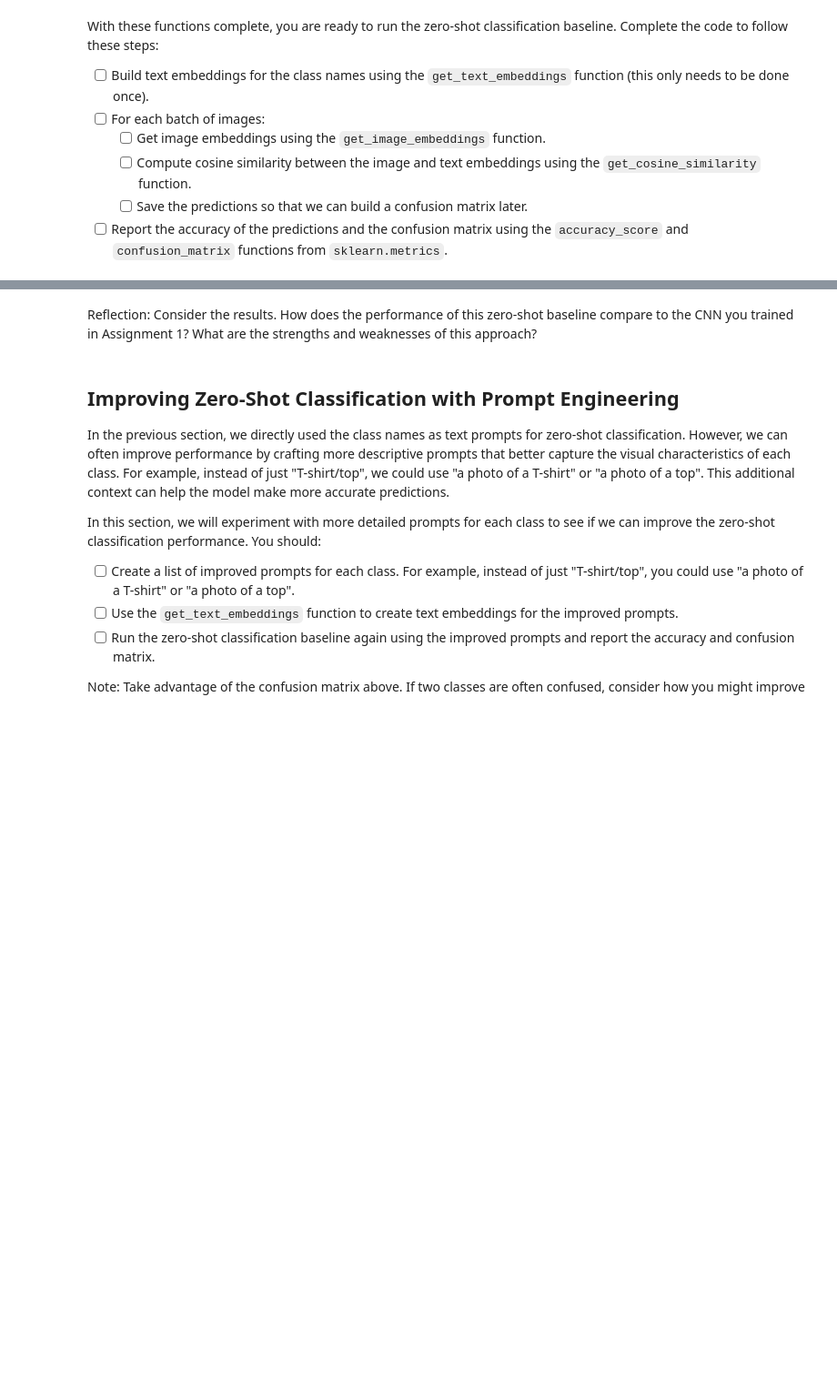
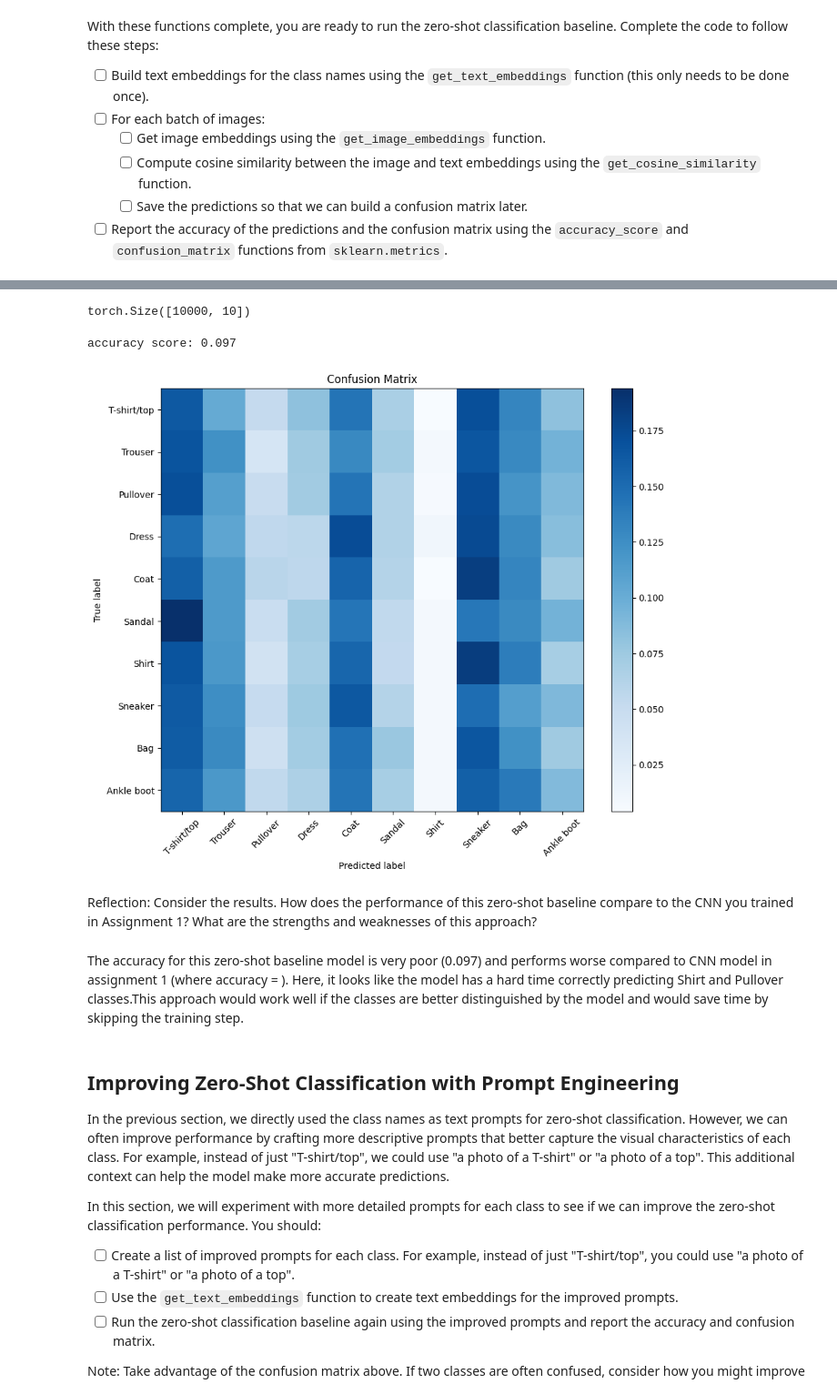
Before and after one commit to melcsk/deep_learning, a Jupyter notebook: 02_activities/assignments/assignment_2.ipynb, the cells around one changed output, grey strips where cells are left out. Shown: that part at 91% size. Drawn from its saved outputs; the diff is of its cells as text; code cells hidden in the pictures; blank space fills up the shorter version.

Commit message:
Set up Zero-shot classification for Fashion MNIST dataset and determine accuracy and confusion matrix for text and image embeddings.

```diff
--- a/02_activities/assignments/assignment_2.ipynb
+++ b/02_activities/assignments/assignment_2.ipynb
@@ -210,0 +224,4 @@ With these functions complete, you are ready to run the zero-shot classification
+# %%
+# Compute cosine similarity between image and text embeddings
+cos_sim = get_cosine_similarity(all_image_embed, text_embed)
+print(cos_sim)
@@ -211,28 +236,49 @@ With these functions complete, you are ready to run the zero-shot classification
+# %%
+# Check dimensions of cos_sim
+print(cos_sim.shape)
+# %% [output]
+torch.Size([10000, 10])
+# %%
+# Find y_pred using max values in cos_sim
+y_pred = torch.argmax(cos_sim, dim = 1)
+# %%
+# Define true labels in correct torch format
+y_true = torch.cat(true_labels)
 # %%
 from sklearn.metrics import accuracy_score, confusion_matrix
 
-y_true, y_pred = [], []
+# y_true, y_pred = [], []
 
-for pixel_values, labels in test_loader:
+# for pixel_values, labels in test_loader:
 
 # Report the accuracy of the predictions
+accuracy = accuracy_score(y_true, y_pred)
 
 # Report the confusion matrix
+
 def plot_confusion_matrix(y_true, y_pred, class_names):
-    cm = confusion_matrix(y_true, y_pred)
-    plt.figure(figsize=(10, 8))
-    plt.imshow(cm, interpolation='nearest', cmap=plt.cm.Blues)
-    plt.title('Confusion Matrix')
-    plt.colorbar()
-    tick_marks = np.arange(len(class_names))
-    plt.xticks(tick_marks, class_names, rotation=45)
-    plt.yticks(tick_marks, class_names)
-    plt.ylabel('True label')
-    plt.xlabel('Predicted label')
-    plt.tight_layout()
-    plt.show()
+  cm = confusion_matrix(y_true, y_pred, normalize='true')
+  plt.figure(figsize=(10, 8))
+  plt.imshow(cm, interpolation='nearest', cmap=plt.cm.Blues)
+  plt.title('Confusion Matrix')
+  plt.colorbar()
+  tick_marks = np.arange(len(class_names))
+  plt.xticks(tick_marks, class_names, rotation=45)
+  plt.yticks(tick_marks, class_names)
+  plt.ylabel('True label')
+  plt.xlabel('Predicted label')
+  plt.tight_layout()
+  plt.show()
+# %%
+print(f'accuracy score: {accuracy}')
+plot_confusion_matrix(y_true, y_pred, CLASS_NAMES)
+# %% [output]
+accuracy score: 0.097
+[figure, added]
 # %% [markdown]
 Reflection: Consider the results. How does the performance of this zero-shot baseline compare to the CNN you trained in Assignment 1? What are the strengths and weaknesses of this approach?
+# %% [markdown]
+The accuracy for this zero-shot baseline model is very poor (0.097) and performs worse compared to CNN model in assignment 1 (where accuracy = ). Here, it looks like the model has a hard time correctly predicting Shirt and Pullover classes.This approach would work well if the classes are better distinguished by the model and would save time by skipping the training step.
 # %% [markdown]
 ## Improving Zero-Shot Classification with Prompt Engineering
 
```
Also changed, not shown: parts of 8 cells of this notebook.
